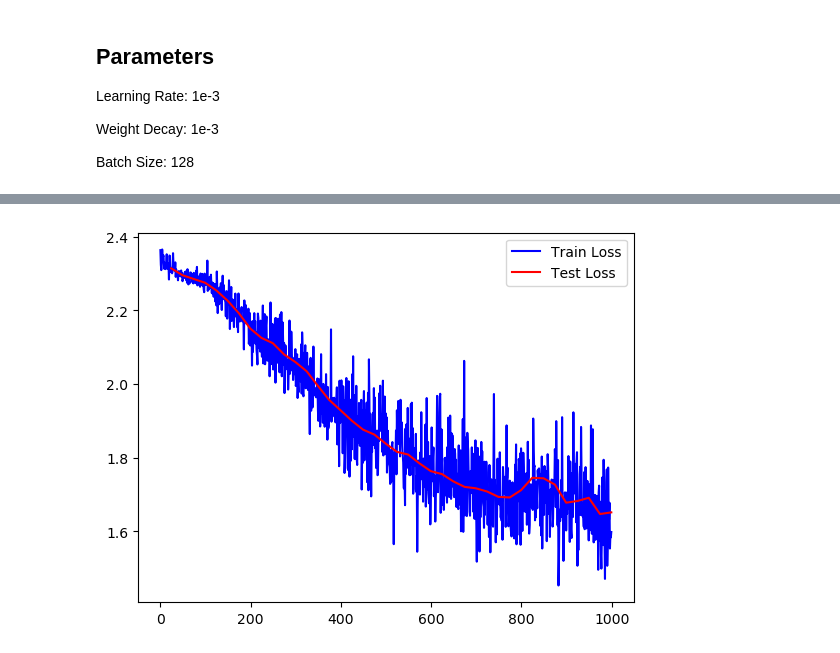
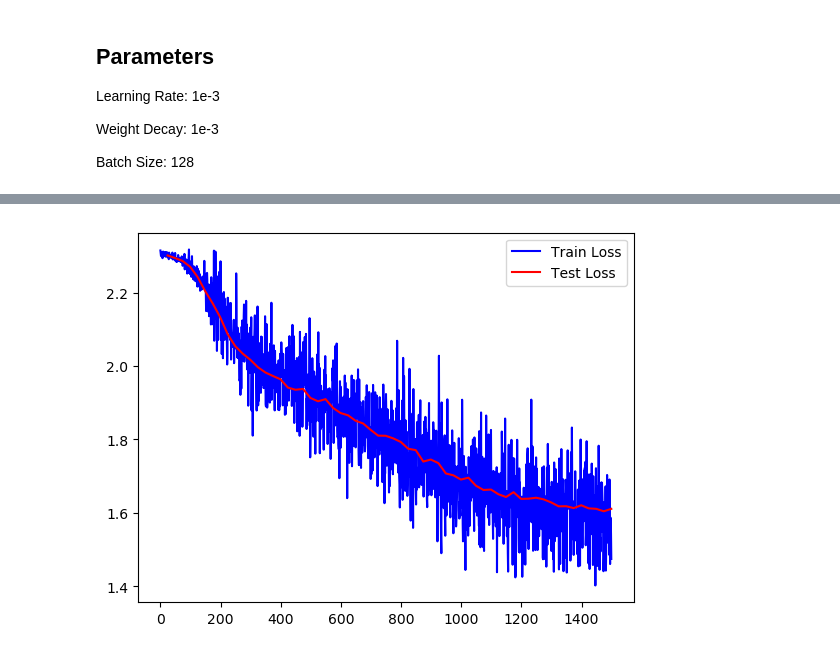
Before and after one commit to ss-cosmos-hue/cos429, a Jupyter notebook: assignment3/initial/starter.ipynb, the cells around one changed output, grey strips where cells are left out. Saved outputs shown, nothing was run; the diff lists cells and outputs as text; code cells hidden in the pictures.

```diff
--- a/assignment3/initial/starter.ipynb
+++ b/assignment3/initial/starter.ipynb
@@ -195,6 +195,8 @@ Weight Decay: 1e-3
 
 Batch Size: 128
 # %%
+numIters = 1500
+
 params =  {"learning_rate":1e-3,
             "weight_decay":1e-4,
             "batch_size":128,
@@ -203,5 +205,5 @@ params =  {"learning_rate":1e-3,
             "print_step":10,
             "test_step":25}
 
-model_result, train_accuracy, train_loss, test_accuracy, test_loss = train(model2, X_train, y_train, X_test, y_test, params, numIters=1500)
+model_result, train_accuracy, train_loss, test_accuracy, test_loss = train(model2, X_train, y_train, X_test, y_test, params, numIters=numIters)
 # %% [output]
@@ -232,10 +234,10 @@ plt.show()
 # %%
-plt.plot(range(1000), train_loss, label='Train Loss', color="Blue")
-plt.plot(range(params["test_step"] - 1, 1000, params["test_step"]), test_loss[params["test_step"] - 1:1000:params["test_step"]], label='Test Loss', color="Red")
+plt.plot(range(numIters), train_loss, label='Train Loss', color="Blue")
+plt.plot(range(params["test_step"] - 1, numIters, params["test_step"]), test_loss[params["test_step"] - 1:numIters:params["test_step"]], label='Test Loss', color="Red")
 plt.legend()
 plt.show()
 # %% [output]
-[figure, old version]
+[figure, new version]
 # %%
 final_test_accuracy, final_test_loss = test(model_result, X_test, y_test)
 print("Final Test Accuracy: ", final_test_accuracy, "\tFinal Test Loss: ", final_test_loss)
```
Also changed, not shown: parts of 6 cells of this notebook.
